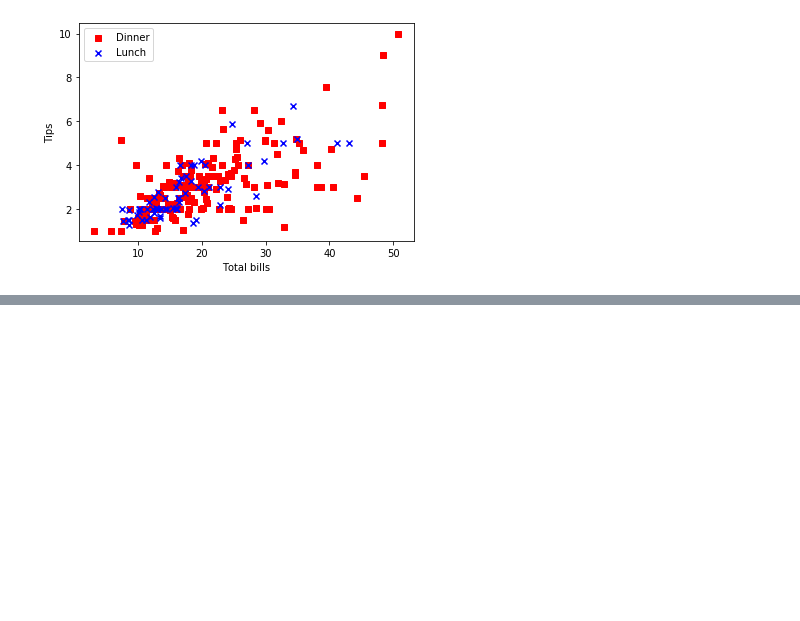
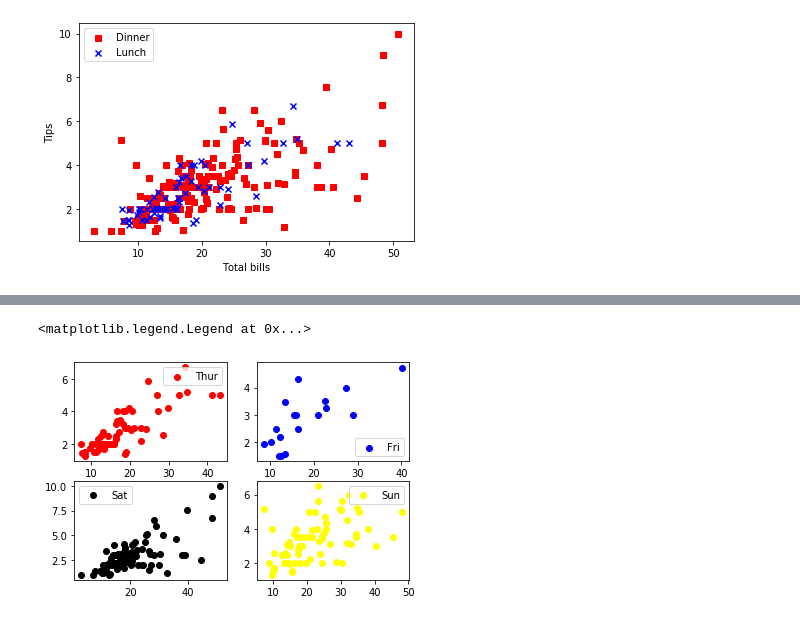
Before and after one commit to kiyokosaito/Fundamentals-projects, a Jupyter notebook: Fundamentals of Data Assessment .ipynb, the cells around one changed output, grey strips where cells are left out. Cells and saved outputs as stored; diff of their text form; code cells hidden in the pictures; blank space fills up the shorter version.

```diff
--- a/Fundamentals of Data Assessment .ipynb
+++ b/Fundamentals of Data Assessment .ipynb
@@ -204,0 +258,46 @@ plt.show()
+# %%
+import pandas as pd
+import matplotlib.pyplot as plt
+
+df = pd.read_csv("/Users/kiyok/Desktop/tips-data-set/Thur.csv")
+df1 = pd.read_csv("/Users/kiyok/Desktop/tips-data-set/Fri.csv")
+df2 = pd.read_csv("/Users/kiyok/Desktop/tips-data-set/Sat.csv")
+df3 = pd.read_csv("/Users/kiyok/Desktop/tips-data-set/Sun.csv")
+
+X = df.iloc[:,0].values
+Y = df.iloc[:,1].values
+
+X1 = df1.iloc[:,0].values
+Y1 = df1.iloc[:,1].values
+
+X2 = df2.iloc[:,0].values
+Y2 = df2.iloc[:,1].values
+
+X3 = df3.iloc[:,0].values
+Y3 = df3.iloc[:,1].values
+
+
+#1st plot
+plt.subplot(2,2,1)
+plt.scatter(X,Y,color='red',marker='o',label='Thur')
+plt.legend()
+
+
+# 2nd plot
+plt.subplot(2,2,2)
+plt.scatter(X1,Y1,color='blue',marker='o',label='Fri')
+plt.legend()
+
+# 3rd plot
+plt.subplot(2,2,3)
+plt.scatter(X2,Y2,color='black',marker='o',label='Sat')
+plt.legend()
+
+
+# 4th plot
+plt.subplot(2,2,4)
+plt.scatter(X3,Y3,color='yellow',marker='o',label='Sun')
+plt.legend()
+# %% [output]
+<matplotlib.legend.Legend at 0x...>
+[figure, added]
```
Also changed, not shown: parts of 3 cells of this notebook.
